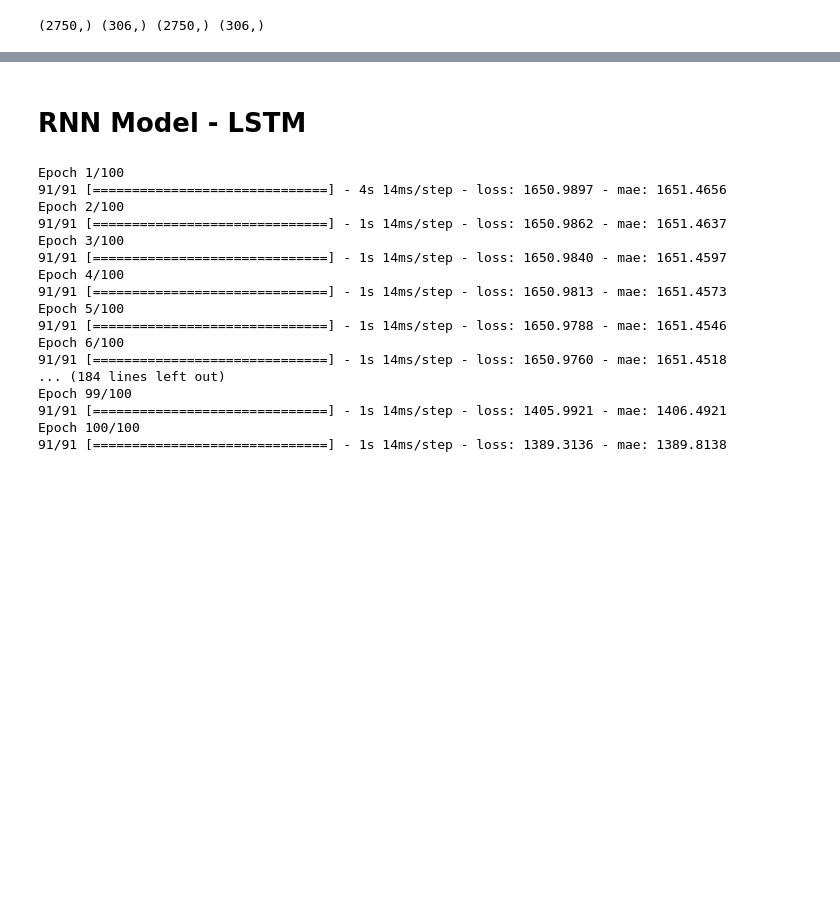
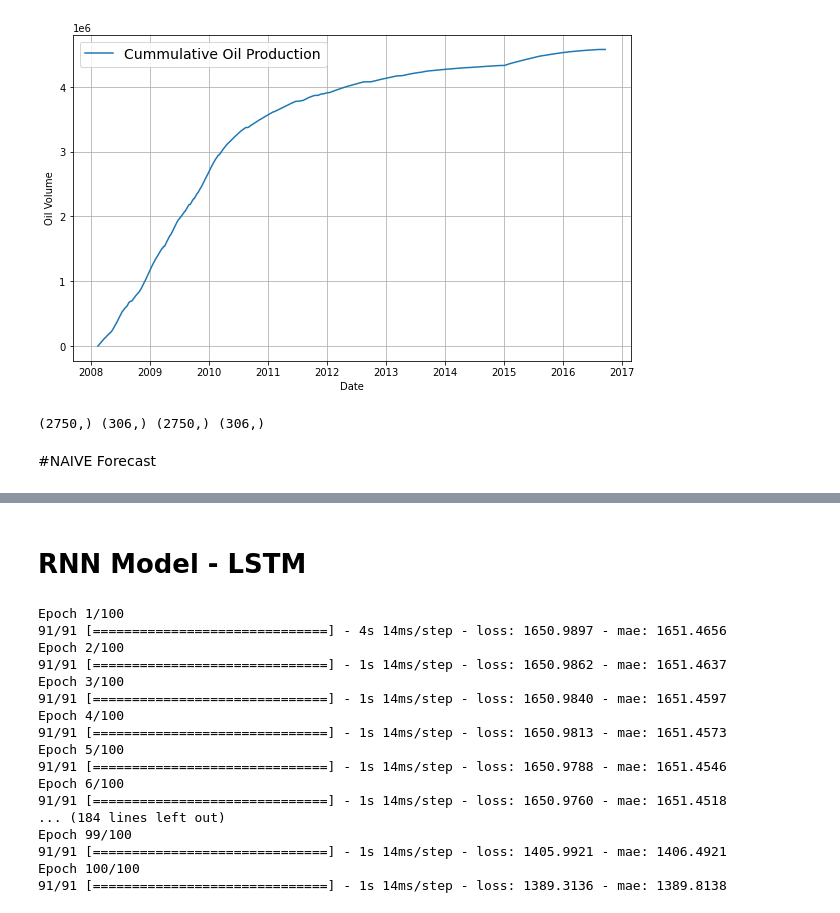
Before and after one commit to topefolorunso/NN-Based-Oil-Prediction-Model-w-Time-Series-Forecasting, a Jupyter notebook: 507_508/model.ipynb, the cells around one changed output, grey strips where cells are left out. Saved outputs shown, nothing was run; the diff lists cells and outputs as text; code cells hidden in the pictures; blank space fills up the shorter version.

```diff
--- a/507_508/model.ipynb
+++ b/507_508/model.ipynb
@@ -82,4 +74,10 @@ oil_data
 array([ 284.65, 1869.7 , 3124.09, ...,    0.  ,    0.  ,    0.  ])
+# %%
+plt.figure(figsize=(10, 6))
+plot_series(date, oil_cum, label="Cummulative Oil Production")
+plt.show()
+# %% [output]
+[figure, added]
 # %%
 #split the time series into training and validation sets
 split_date = 2750
@@ -93,3 +91,5 @@ x_valid = oil_data[split_date:]
 print(x_train.shape, x_valid.shape, date_train.shape, date_valid.shape)
 # %% [output]
 (2750,) (306,) (2750,) (306,)
+# %% [markdown]
+#NAIVE Forecast
```
Also changed, not shown: parts of 30 cells of this notebook.
